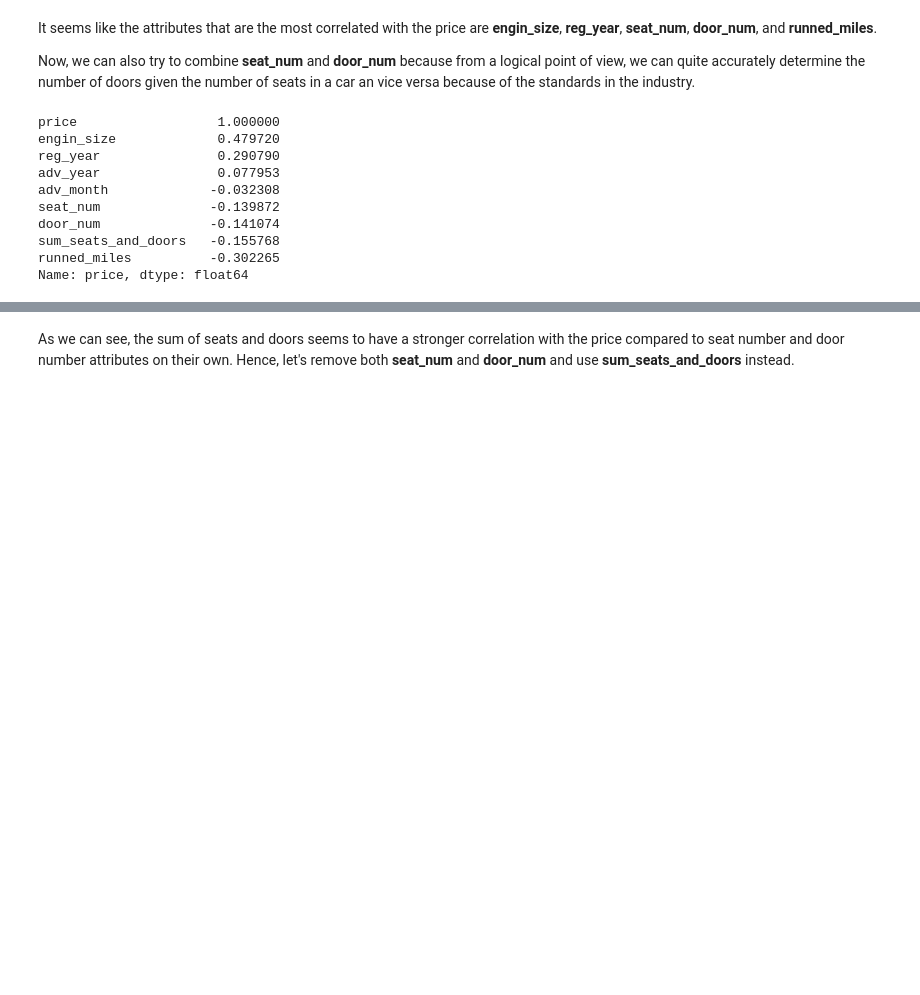
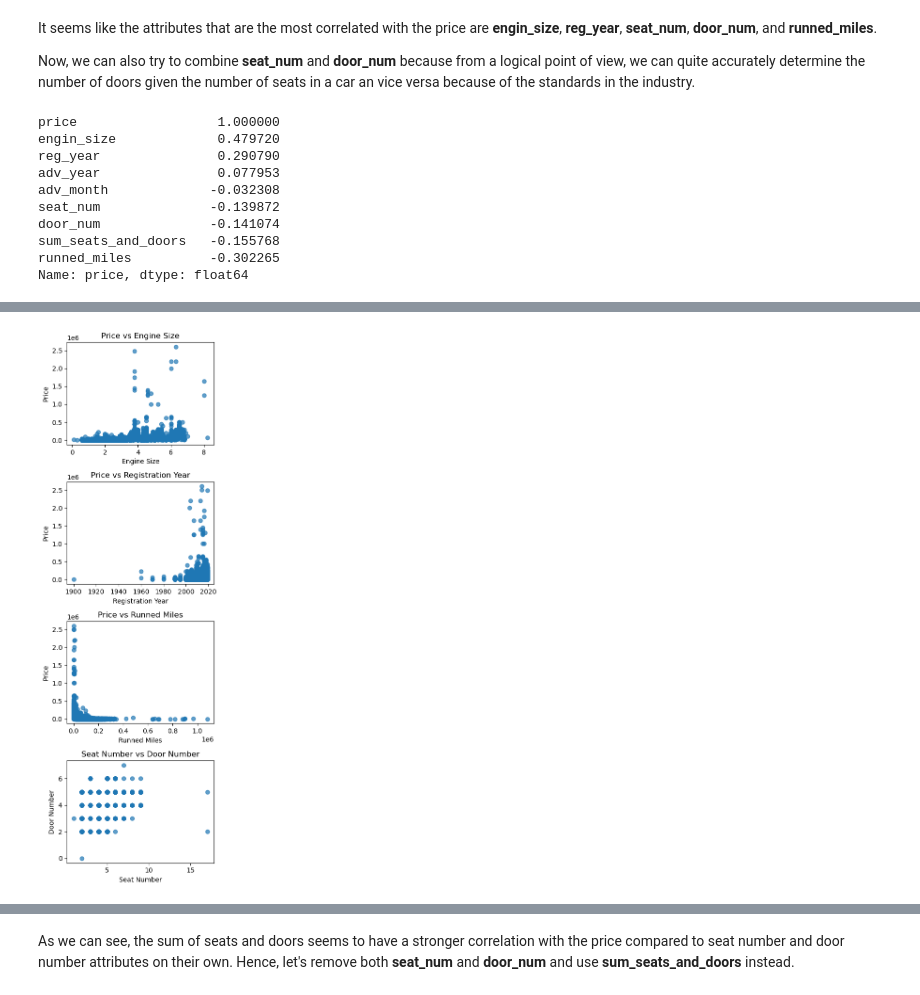
Before and after one commit to pawel-t-wolny/car-price-predictor, a Jupyter notebook: car_price_predictor.ipynb, the cells around one changed output, grey strips where cells are left out. Drawn from its saved outputs; the diff is of its cells as text; code cells hidden in the pictures; blank space fills up the shorter version.

```diff
--- a/car_price_predictor.ipynb
+++ b/car_price_predictor.ipynb
@@ -294,0 +311,28 @@ Name: price, dtype: float64
+# %%
+fig, axes = plt.subplots(nrows=4, ncols=1, figsize=(4, 12))
+
+axes[0].scatter(car_data["engin_size"], car_data["price"], alpha=0.7)
+axes[0].set_xlabel("Engine Size")
+axes[0].set_ylabel("Price")
+axes[0].set_title("Price vs Engine Size")
+
+axes[1].scatter(car_data["reg_year"], car_data["price"], alpha=0.7)
+axes[1].set_xlabel("Registration Year")
+axes[1].set_ylabel("Price")
+axes[1].set_title("Price vs Registration Year")
+
+axes[2].scatter(car_data["runned_miles"], car_data["price"], alpha=0.7)
+axes[2].set_xlabel("Runned Miles")
+axes[2].set_ylabel("Price")
+axes[2].set_title("Price vs Runned Miles")
+
+axes[3].scatter(car_data["seat_num"], car_data["door_num"], alpha=0.7)
+axes[3].set_xlabel("Seat Number")
+axes[3].set_ylabel("Door Number")
+axes[3].set_title("Seat Number vs Door Number")
+
+plt.tight_layout()
+
+plt.show()
+# %% [output]
+[figure, added]
```
Also changed, not shown: parts of 49 cells of this notebook.
